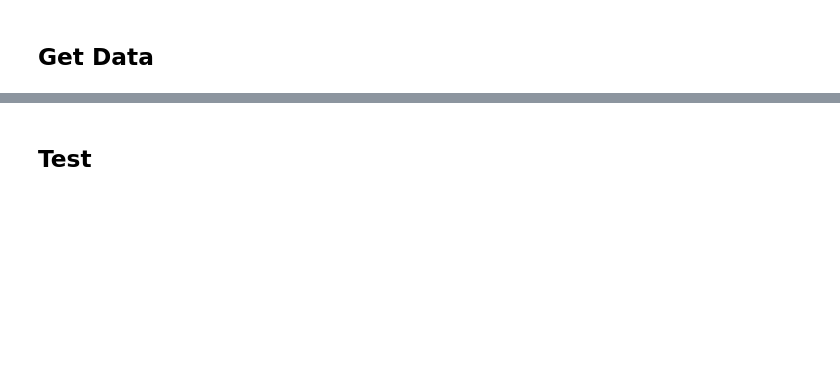
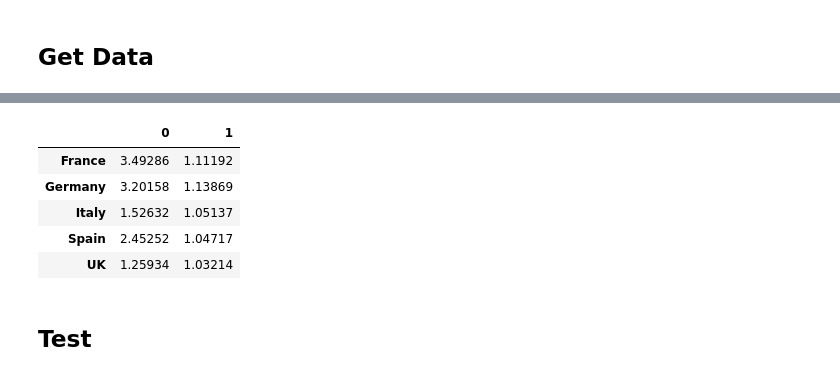
Before and after one commit to zenodea/MCMC_parameter_estimation, a Jupyter notebook: Data Analysis/europe_graph.ipynb, the cells around one changed output, grey strips where cells are left out. Saved outputs shown, nothing was run; the diff lists cells and outputs as text; code cells hidden in the pictures; blank space fills up the shorter version.

```diff
--- a/Data Analysis/europe_graph.ipynb
+++ b/Data Analysis/europe_graph.ipynb
@@ -34,3 +56,12 @@ ValueError: shape mismatch: objects cannot be broadcast to a single shape.  Mism
+# %%
+df
+# %% [output]
+|  | 0 | 1 |
+| France | 3.49286 | 1.11192 |
+| Germany | 3.20158 | 1.13869 |
+| Italy | 1.52632 | 1.05137 |
+| Spain | 2.45252 | 1.04717 |
+| UK | 1.25934 | 1.03214 |
 # %% [markdown]
 ## Test
 # %%
```
Also changed, not shown: parts of 8 cells of this notebook.
